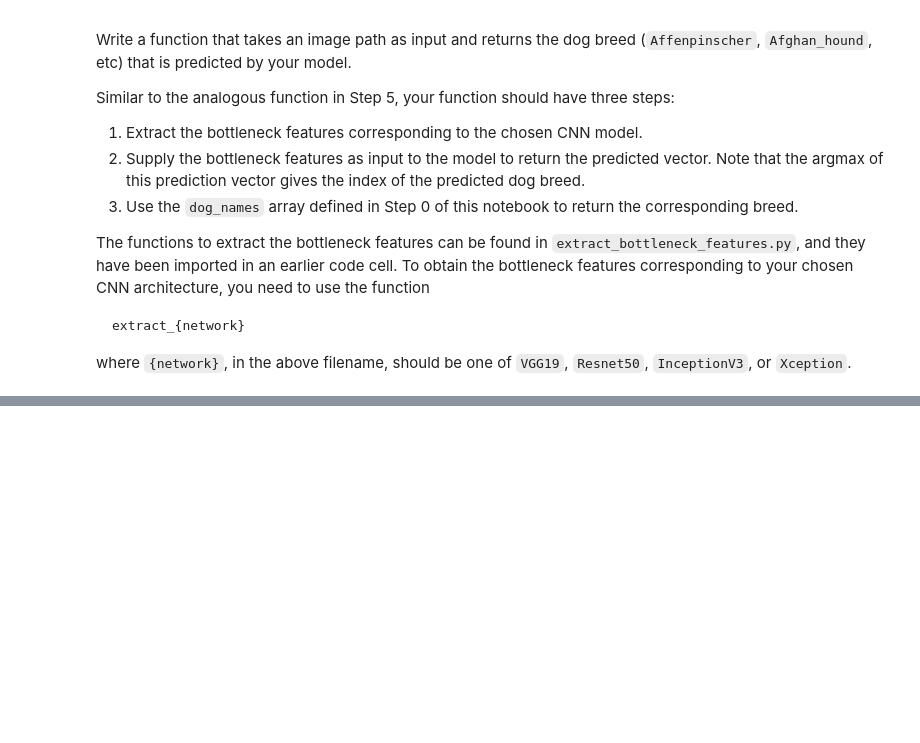
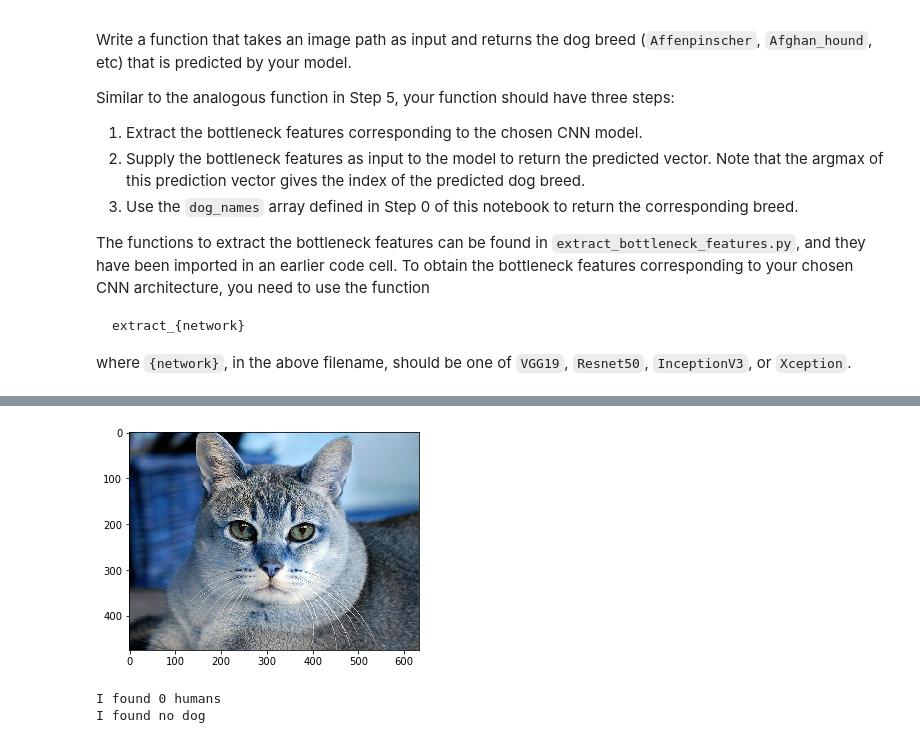
Before and after one commit to jganzabal/dog-project, a Jupyter notebook: dog_app.ipynb, the cells around one changed output, grey strips where cells are left out. Saved outputs shown, nothing was run; the diff lists cells and outputs as text; code cells hidden in the pictures; blank space fills up the shorter version.

```diff
--- a/dog_app.ipynb
+++ b/dog_app.ipynb
@@ -923,0 +946,6 @@ __Answer:__
+# %%
+my_breed_detector("images/cat.jpg")
+# %% [output]
+[figure, added]
+I found 0 humans
+I found no dog
```
Also changed, not shown: parts of 6 cells of this notebook, 2 other files.
